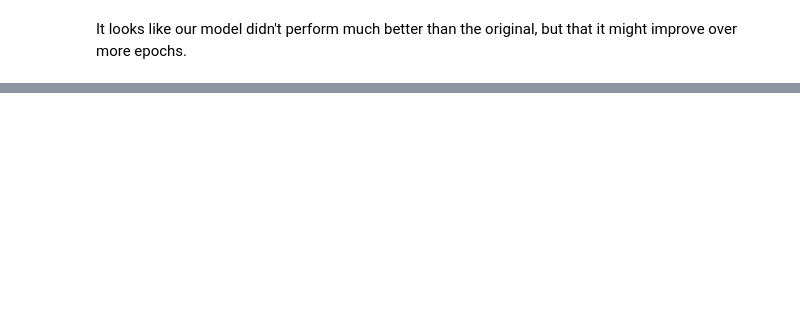
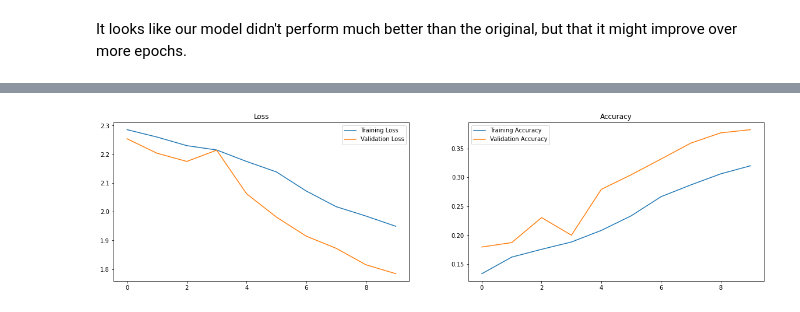
Before and after one commit to WhittleGuy/tensorflowZTM, a Jupyter notebook: 03_convolutional_neural_networks_and_computer_vision_with_tensorflow.ipynb, the cells around one changed output, grey strips where cells are left out. Saved outputs shown, nothing was run; the diff lists cells and outputs as text; code cells hidden in the pictures; blank space fills up the shorter version.

```diff
--- a/03_convolutional_neural_networks_and_computer_vision_with_tensorflow.ipynb
+++ b/03_convolutional_neural_networks_and_computer_vision_with_tensorflow.ipynb
@@ -1024,0 +1299,22 @@ plot_loss_curves(history_8)
+# %%
+import tensorflow as tf
+from tensorflow.keras.models import Sequential
+from tensorflow.keras.layers import Conv2D, MaxPool2D, Flatten, Dense
+from tensorflow.keras.optimizers import Adam
+
+# 1. Create the model
+model_9 = Sequential([
+    Conv2D(10, 3, activation='relu', input_shape=(224, 224, 3)),
+    Conv2D(10, 3, activation='relu'),
+    MaxPool2D(),
+    Conv2D(10, 3, activation='relu'),
+    Conv2D(10, 3, activation='relu'),
+    MaxPool2D(),
+    Flatten(),
+    Dense(10, activation='softmax') # Changed to have 10 neurons for output and softmax rather than sigmoid
+])
+
+# 2. Compile the model
+model_9.compile(loss='categorical_crossentropy',
+                optimizer=Adam(),
+                metrics=['accuracy'])
@@ -1024,0 +1323,7 @@ plot_loss_curves(history_8)
+# %%
+# 3. Evaluate the model
+history_9 = model_9.fit(train_data_augmented,
+                        epochs=10,
+                        steps_per_epoch=len(train_data),
+                        validation_data=test_data,
+                        validation_steps=len(test_data))
@@ -1024,0 +1356,4 @@ plot_loss_curves(history_8)
+# %%
+plot_loss_curves(history_9)
+# %% [output]
+[figure, added]
```
Also changed, not shown: parts of 57 cells of this notebook.
